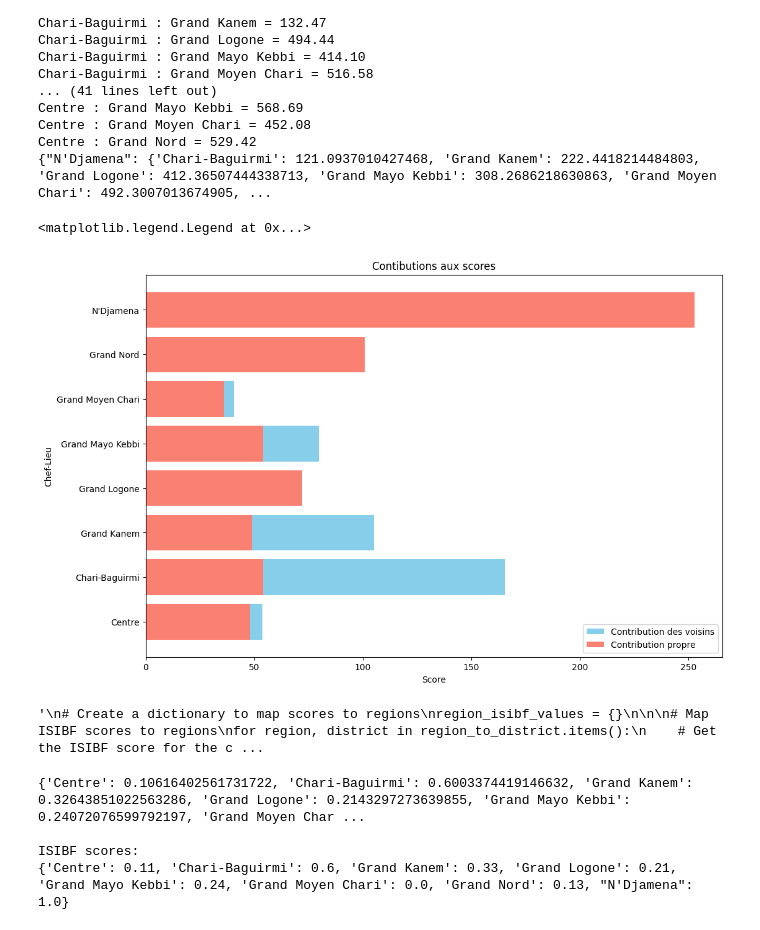
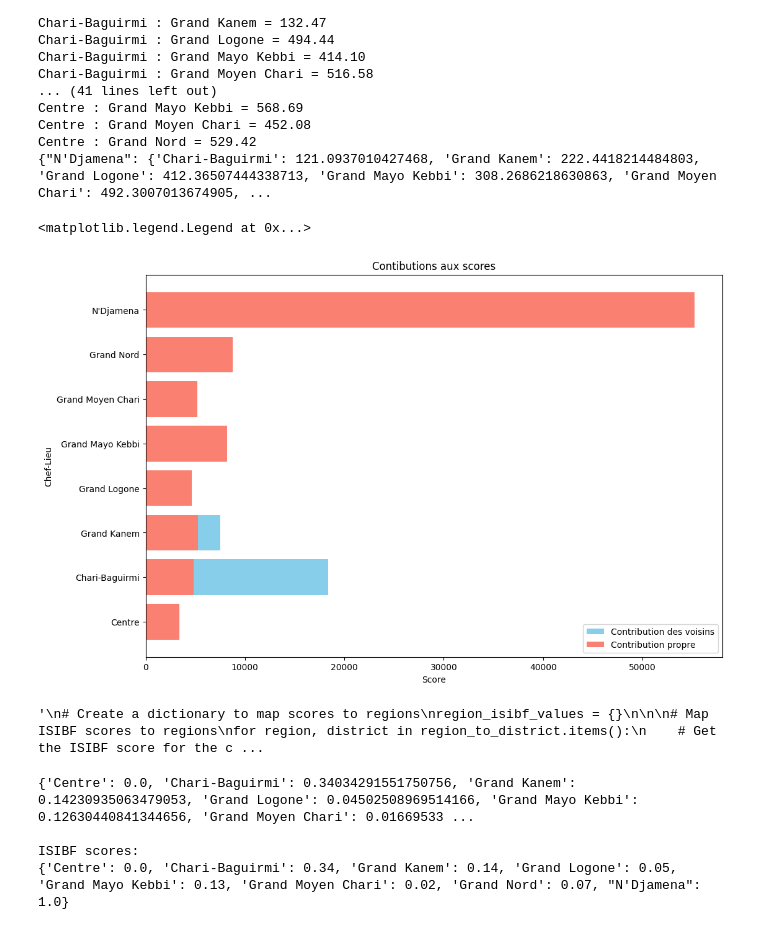
Before and after one commit to Haoua01/Dashboard-TCHAD, a Jupyter notebook: code/mobile_money.ipynb, the cells around one changed output. Cells and saved outputs as stored; diff of their text form; code cells hidden in the pictures.

Commit message:
update map airtel money

```diff
--- a/code/mobile_money.ipynb
+++ b/code/mobile_money.ipynb
@@ -15,6 +15,17 @@ nb_stores_airtel_money = {
     "Grand Nord": 100,
     "N'Djamena": 252,
 }
+
+nb_kiosk_airtel_money = {
+    "Centre": 3404,
+    "Chari-Baguirmi": 4822,
+    "Grand Kanem": 5277,
+    "Grand Logone": 4630,
+    "Grand Mayo Kebbi": 8197,
+    "Grand Moyen Chari": 5197,
+    "Grand Nord": 8763,
+    "N'Djamena": 55246,
+}
 # %%
 region_to_district = {
     "N'Djamena": "N'Djamena",
@@ -116,9 +127,9 @@ def calculate_isibf1(city_counts, neighbors, alpha, threshold):
     isibf_values = {region_to_district.get(k, k): v for k, v in isibf_values.items()}
     return contribution_propre, contributions_voisins, isibf_values
 
-alpha=1.006
+alpha=1.01
 threshold = 800
-isibf_scores0 = calculate_isibf1(nb_stores_airtel_money, neighbors, alpha, threshold)
+isibf_scores0 = calculate_isibf1(nb_kiosk_airtel_money, neighbors, alpha, threshold)
 #print(isibf_scores0)
 # min-max normalization
 
@@ -129,34 +140,34 @@ def min_max_normalize(values):
     for key, value in values.items():
         normalized_values[key] = (value - min_value) / (max_value - min_value)
         #print(f"{key}: {normalized_values[key]:.2f}")
     return normalized_values
 
 #plot contribution of neighbors and propre contribution for each city
 
 contribution_propre, contributions_voisins, isibf_values = isibf_scores0
 
 import matplotlib.pyplot as plt
 
 fig, ax = plt.subplots(figsize=(12, 8))
 
 # Plot the contributions of neighbors
 ax.barh(list(contributions_voisins.keys()), list(contributions_voisins.values()), color='skyblue', label='Contribution des voisins')
 
 # Plot the contributions of the cities themselves
 ax.barh(list(contribution_propre.keys()), list(contribution_propre.values()), color='salmon', label='Contribution propre')
 
 #ax.barh(list(isibf_values.keys()), list(isibf_values.values()), color='green', label='ISIBF')
 
 
 # Add labels and title
 
 ax.set_xlabel('Score')
 ax.set_ylabel('Chef-Lieu')
 ax.set_title('Contibutions aux scores')
 ax.legend()
 # %% [output]
 <matplotlib.legend.Legend at 0x...>
-[figure, old version]
+[figure, new version]
 # %%
 """
 # Create a dictionary to map scores to regions
@@ -189,10 +200,10 @@ isibf_scores = {k: round(v, 2) for k, v in isibf_scores.items()}
 print("\nISIBF scores:")
 print(isibf_scores)
 # %% [output]
-{'Centre': 0.10616402561731722, 'Chari-Baguirmi': 0.6003374419146632, 'Grand Kanem': 0.32643851022563286, 'Grand Logone': 0.2143297273639855, 'Grand Mayo Kebbi': 0.24072076599792197, 'Grand Moyen Char ...
+{'Centre': 0.0, 'Chari-Baguirmi': 0.34034291551750756, 'Grand Kanem': 0.14230935063479053, 'Grand Logone': 0.04502508969514166, 'Grand Mayo Kebbi': 0.12630440841344656, 'Grand Moyen Chari': 0.01669533 ...
 
 ISIBF scores:
-{'Centre': 0.11, 'Chari-Baguirmi': 0.6, 'Grand Kanem': 0.33, 'Grand Logone': 0.21, 'Grand Mayo Kebbi': 0.24, 'Grand Moyen Chari': 0.0, 'Grand Nord': 0.13, "N'Djamena": 1.0}
+{'Centre': 0.0, 'Chari-Baguirmi': 0.34, 'Grand Kanem': 0.14, 'Grand Logone': 0.05, 'Grand Mayo Kebbi': 0.13, 'Grand Moyen Chari': 0.02, 'Grand Nord': 0.07, "N'Djamena": 1.0}
 # %%
 import geopandas as gpd
 import matplotlib.pyplot as plt
```
Also changed, not shown: parts of 3 cells of this notebook, 3 other files.
